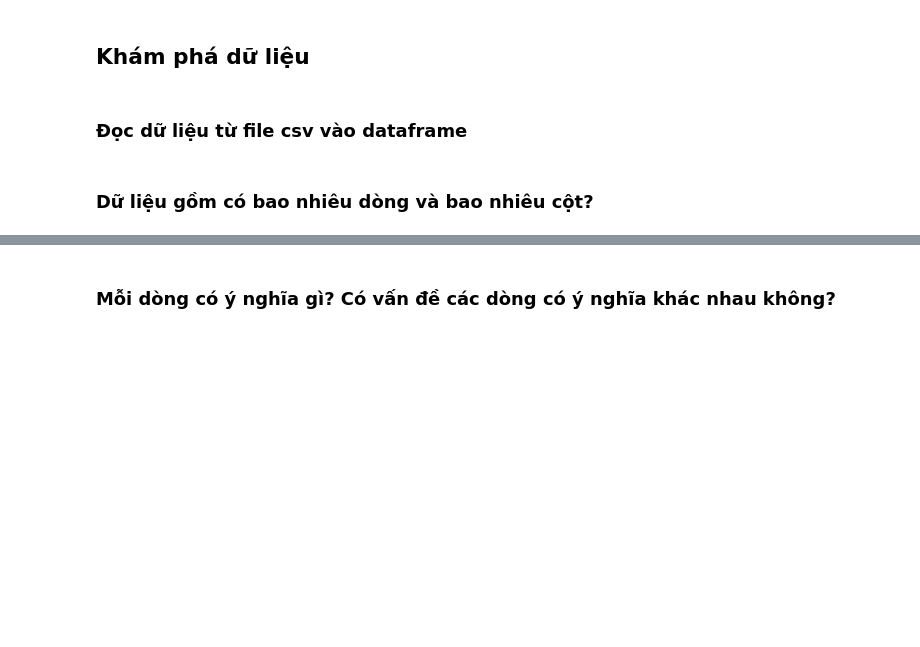
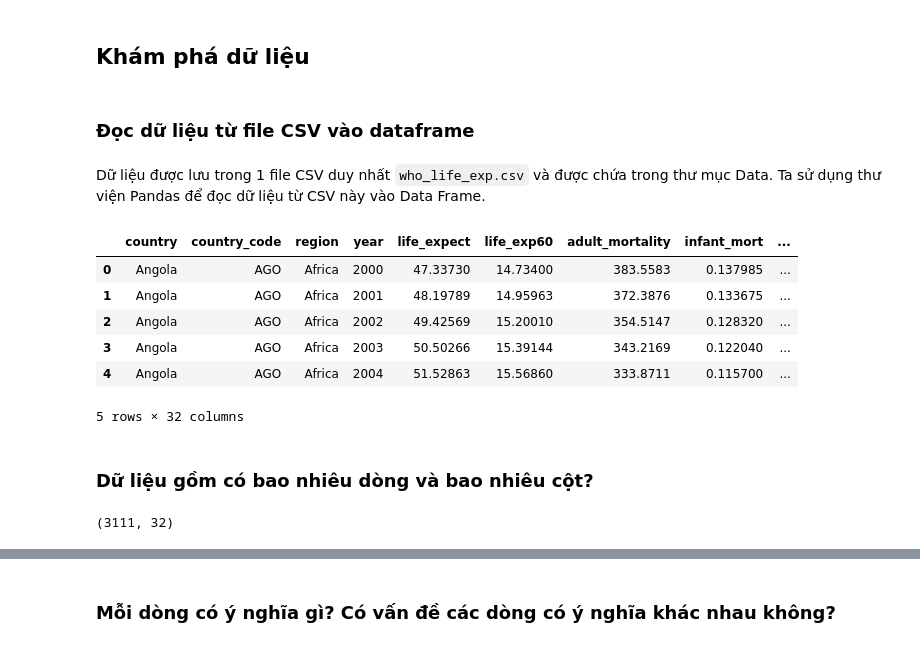
Before and after one commit to tronglocbrvt/FinalProject-P4DS, a Jupyter notebook: 18120197_19120068.ipynb, the cells around one changed output, grey strips where cells are left out. Cells and saved outputs as stored; diff of their text form; code cells hidden in the pictures; blank space fills up the shorter version.

```diff
--- a/18120197_19120068.ipynb
+++ b/18120197_19120068.ipynb
@@ -27,6 +45,24 @@ import numpy as np
 # %% [markdown]
 ## Khám phá dữ liệu
 # %% [markdown]
-### Đọc dữ liệu từ file csv vào dataframe
+### Đọc dữ liệu từ file CSV vào dataframe
+# %% [markdown]
+Dữ liệu được lưu trong 1 file CSV duy nhất `who_life_exp.csv` và được chứa trong thư mục Data. Ta sử dụng thư viện Pandas để đọc dữ liệu từ CSV này vào Data Frame.
+# %%
+life_exp_df = pd.read_csv('./Data/who_life_exp.csv')
+life_exp_df.head()
+# %% [output]
+|  | country | country_code | region | year | life_expect | life_exp60 | adult_mortality | infant_mort | ... |
+| 0 | Angola | AGO | Africa | 2000 | 47.33730 | 14.73400 | 383.5583 | 0.137985 | ... |
+| 1 | Angola | AGO | Africa | 2001 | 48.19789 | 14.95963 | 372.3876 | 0.133675 | ... |
+| 2 | Angola | AGO | Africa | 2002 | 49.42569 | 15.20010 | 354.5147 | 0.128320 | ... |
+| 3 | Angola | AGO | Africa | 2003 | 50.50266 | 15.39144 | 343.2169 | 0.122040 | ... |
+| 4 | Angola | AGO | Africa | 2004 | 51.52863 | 15.56860 | 333.8711 | 0.115700 | ... |
+5 rows × 32 columns
 # %% [markdown]
 ### Dữ liệu gồm có bao nhiêu dòng và bao nhiêu cột?
+# %%
+num_rows, num_cols = life_exp_df.shape
+num_rows, num_cols
+# %% [output]
+(3111, 32)
```
Also changed, not shown: parts of 25 cells of this notebook.
